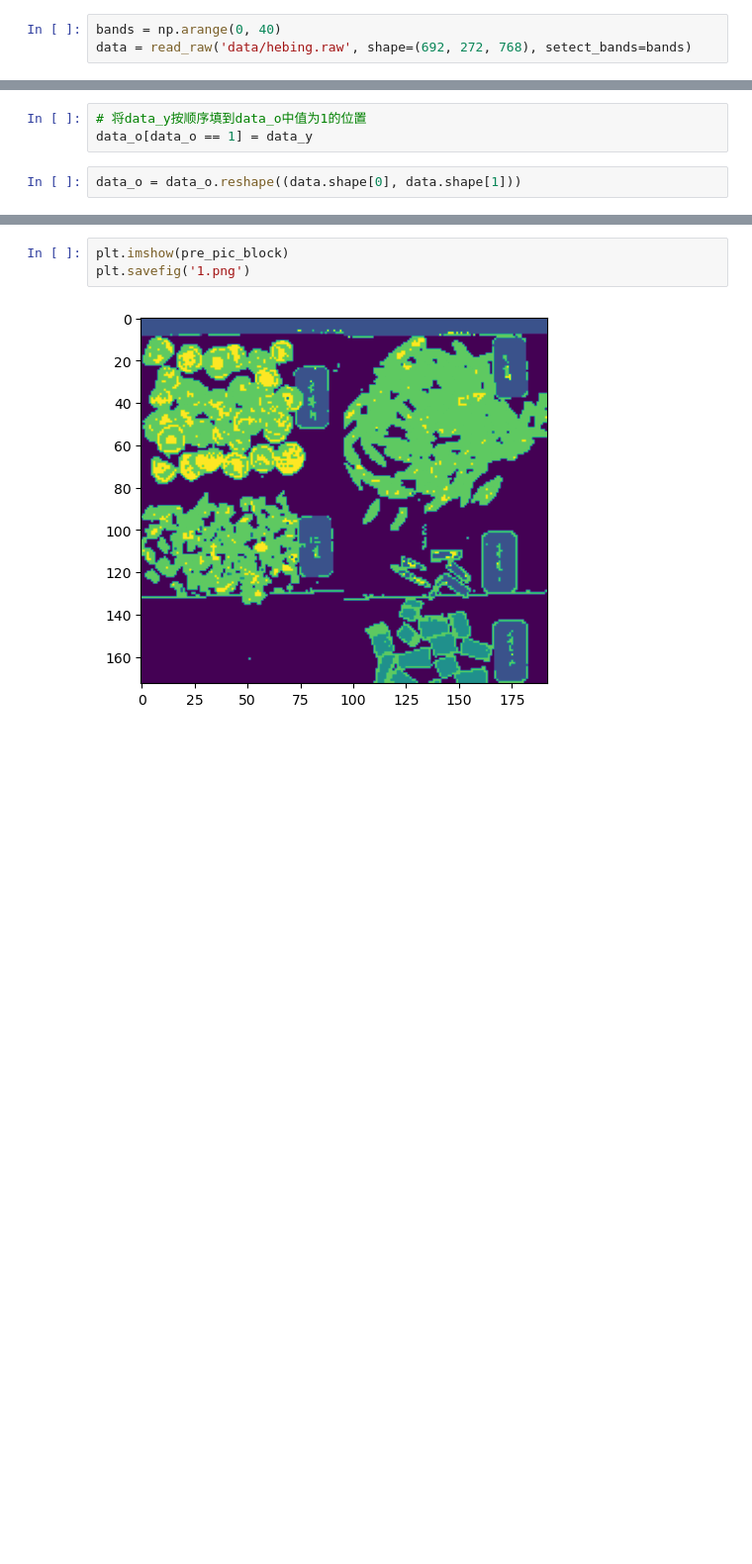
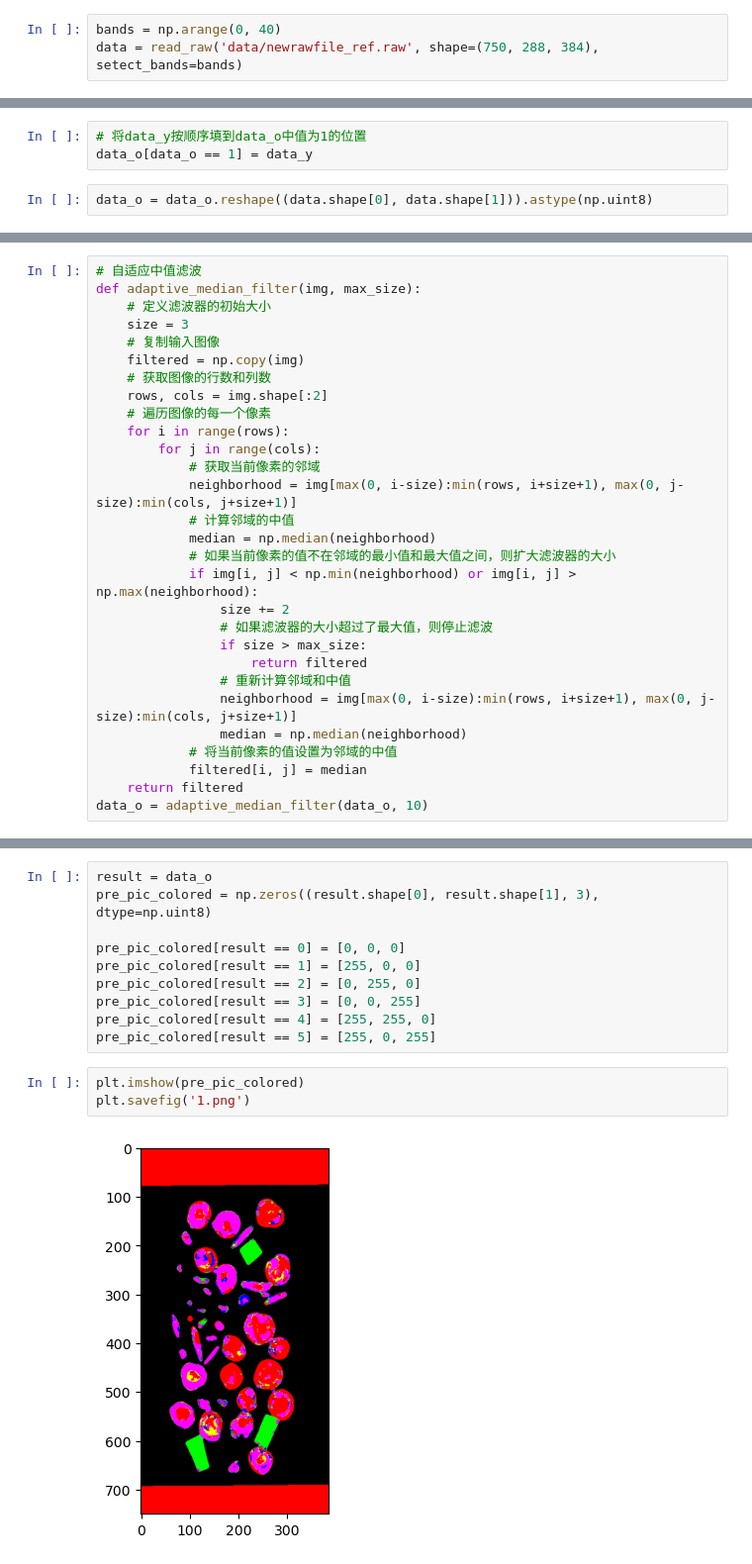
Before and after one commit to FEIJINTI/Astragalin, a Jupyter notebook: 09background.ipynb, the cells around one changed output, grey strips where cells are left out. Shown at 99% size. Saved outputs shown, nothing was run; the diff lists cells and outputs as text; blank space fills up the shorter version.

Commit message:
自适应中值滤波，时间太长

```diff
--- a/09background.ipynb
+++ b/09background.ipynb
@@ -52,7 +53,7 @@ max_value = np.max(beijing, axis=0)
 min_value = np.min(beijing, axis=0)
 # %%
 bands = np.arange(0, 40)
-data = read_raw('data/hebing.raw', shape=(692, 272, 768), setect_bands=bands)
+data = read_raw('data/newrawfile_ref.raw', shape=(750, 288, 384), setect_bands=bands)
 # %%
 # 建立一个和data一样长和款大小的全1矩阵
 data_o = np.ones((data.shape[0], data.shape[1]))
@@ -70,4 +71,4 @@ data_y = predict(data_x, 'models/dt.p')
 # 将data_y按顺序填到data_o中值为1的位置
 data_o[data_o == 1] = data_y
 # %%
-data_o = data_o.reshape((data.shape[0], data.shape[1]))
+data_o = data_o.reshape((data.shape[0], data.shape[1])).astype(np.uint8)
@@ -105,0 +75,29 @@ pre_pic_block = pre_pic_block.reshape(pre_pic.shape[0]//blk_size, pre_pic.shape[
+# %%
+# 自适应中值滤波
+def adaptive_median_filter(img, max_size):
+    # 定义滤波器的初始大小
+    size = 3
+    # 复制输入图像
+    filtered = np.copy(img)
+    # 获取图像的行数和列数
+    rows, cols = img.shape[:2]
+    # 遍历图像的每一个像素
+    for i in range(rows):
+        for j in range(cols):
+            # 获取当前像素的邻域
+            neighborhood = img[max(0, i-size):min(rows, i+size+1), max(0, j-size):min(cols, j+size+1)]
+            # 计算邻域的中值
+            median = np.median(neighborhood)
+            # 如果当前像素的值不在邻域的最小值和最大值之间，则扩大滤波器的大小
+            if img[i, j] < np.min(neighborhood) or img[i, j] > np.max(neighborhood):
+                size += 2
+                # 如果滤波器的大小超过了最大值，则停止滤波
+                if size > max_size:
+                    return filtered
+                # 重新计算邻域和中值
+                neighborhood = img[max(0, i-size):min(rows, i+size+1), max(0, j-size):min(cols, j+size+1)]
+                median = np.median(neighborhood)
+            # 将当前像素的值设置为邻域的中值
+            filtered[i, j] = median
+    return filtered
+data_o = adaptive_median_filter(data_o, 10)
@@ -106,5 +113,15 @@ pre_pic_block = pre_pic_block.reshape(pre_pic.shape[0]//blk_size, pre_pic.shape[
+# %%
+result = data_o
+pre_pic_colored = np.zeros((result.shape[0], result.shape[1], 3), dtype=np.uint8)
+
+pre_pic_colored[result == 0] = [0, 0, 0]
+pre_pic_colored[result == 1] = [255, 0, 0]
+pre_pic_colored[result == 2] = [0, 255, 0]
+pre_pic_colored[result == 3] = [0, 0, 255]
+pre_pic_colored[result == 4] = [255, 255, 0]
+pre_pic_colored[result == 5] = [255, 0, 255]
 # %%
-plt.imshow(pre_pic_block)
+plt.imshow(pre_pic_colored)
 plt.savefig('1.png')
 # %% [output]
-[figure, old version]
+[figure, new version]
```
Also changed, not shown: parts of 6 cells of this notebook.
